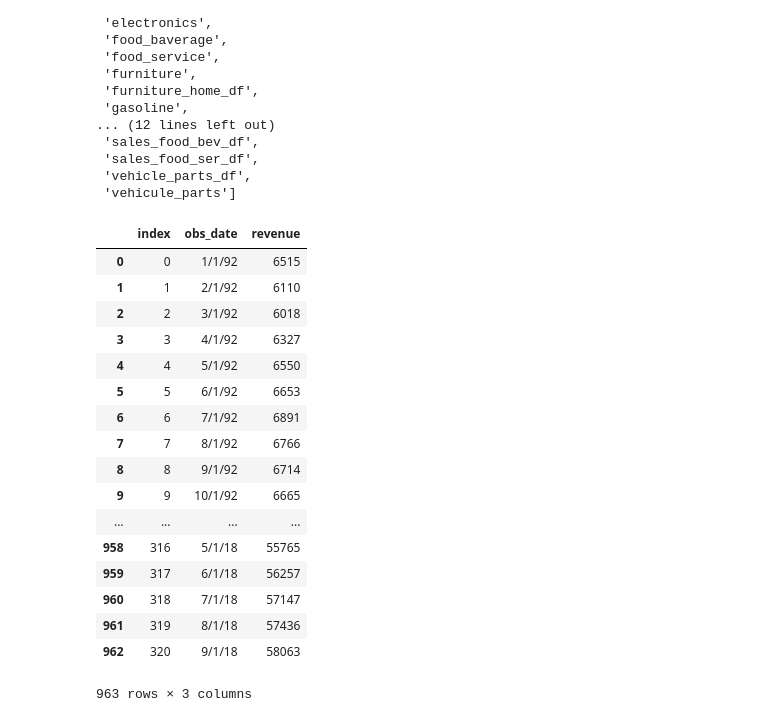
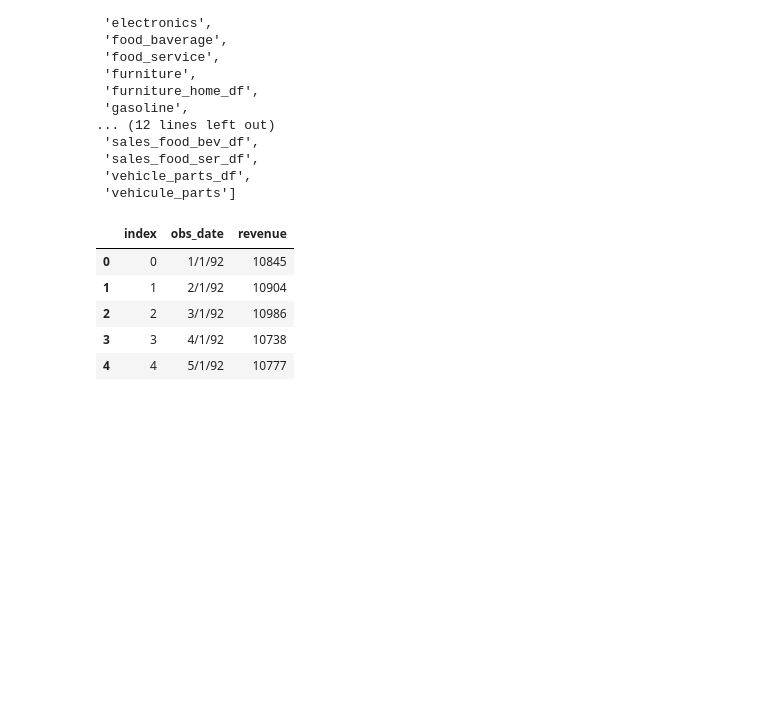
Before and after one commit to Andrew-Visich/ETLproject, a Jupyter notebook: ETL_Project-ASR-20181114.ipynb, the cells around one changed output. Drawn from its saved outputs; the diff is of its cells as text; code cells hidden in the pictures; blank space fills up the shorter version.

```diff
--- a/ETL_Project-ASR-20181114.ipynb
+++ b/ETL_Project-ASR-20181114.ipynb
@@ -226,23 +226,11 @@ health_care_df.to_sql(name='health_care', con=engine, if_exists='append', index=
 vehicle_parts_df.to_sql(name='vehicule_parts', con=engine, if_exists='append', index=True)
 nonstore_df.to_sql(name='non_store', con=engine, if_exists='append', index=True)
 # %%
-pd.read_sql_query('select * from non_store', con=engine)
+pd.read_sql_query('select * from buildings', con=engine).head()
 # %% [output]
 |  | index | obs_date | revenue |
-| 0 | 0 | 1/1/92 | 6515 |
-| 1 | 1 | 2/1/92 | 6110 |
-| 2 | 2 | 3/1/92 | 6018 |
-| 3 | 3 | 4/1/92 | 6327 |
-| 4 | 4 | 5/1/92 | 6550 |
-| 5 | 5 | 6/1/92 | 6653 |
-| 6 | 6 | 7/1/92 | 6891 |
-| 7 | 7 | 8/1/92 | 6766 |
-| 8 | 8 | 9/1/92 | 6714 |
-| 9 | 9 | 10/1/92 | 6665 |
-| ... | ... | ... | ... |
-| 958 | 316 | 5/1/18 | 55765 |
-| 959 | 317 | 6/1/18 | 56257 |
-| 960 | 318 | 7/1/18 | 57147 |
-| 961 | 319 | 8/1/18 | 57436 |
-| 962 | 320 | 9/1/18 | 58063 |
+| 0 | 0 | 1/1/92 | 10845 |
+| 1 | 1 | 2/1/92 | 10904 |
+| 2 | 2 | 3/1/92 | 10986 |
+| 3 | 3 | 4/1/92 | 10738 |
+| 4 | 4 | 5/1/92 | 10777 |
-963 rows × 3 columns
```
